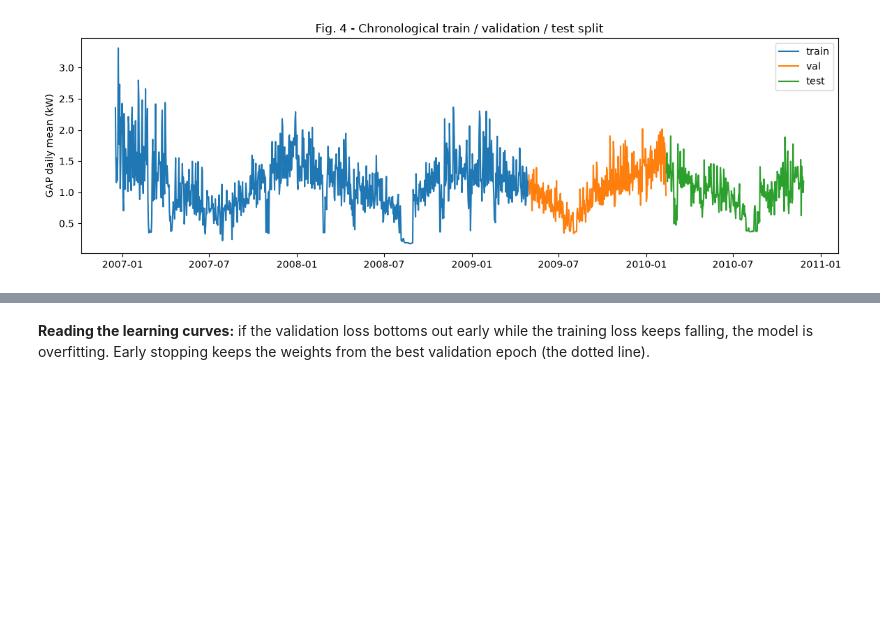
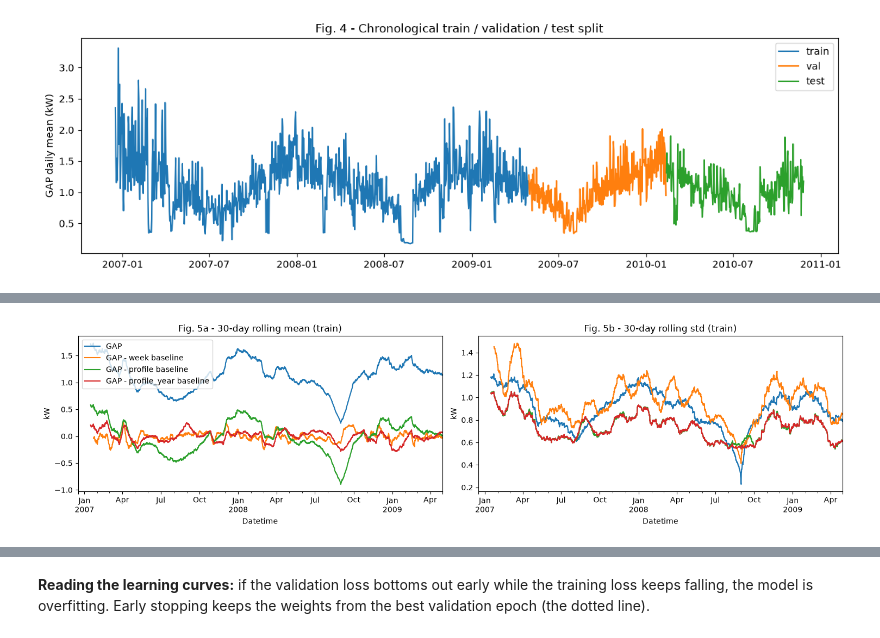
Before and after one commit to ahazen1/AISE4010, a Jupyter notebook: AISE4010_Project_Group11.ipynb, the cells around one changed output, grey strips where cells are left out. Saved outputs shown, nothing was run; the diff lists cells and outputs as text; code cells hidden in the pictures; blank space fills up the shorter version.

```diff
--- a/AISE4010_Project_Group11.ipynb
+++ b/AISE4010_Project_Group11.ipynb
@@ -408,3 +421,32 @@ plt.show()
+# %%
+gap = hourly[TARGET].to_numpy()
+how = (features.index.day_of_week * 24 + features.index.hour).to_numpy()  # hour of the week, 0-167
+profile = pd.Series(gap[:train_end]).groupby(how[:train_end]).mean()  # train rows only
+weekly_profile = profile.reindex(how).to_numpy()
+train_residual = gap[:train_end] - weekly_profile[:train_end]
+month_effect = pd.Series(train_residual).groupby(features.index.month[:train_end]).mean()
+annual_adjustment = pd.Series(features.index.month).map(month_effect).fillna(0.0).to_numpy()
+annual_profile = weekly_profile + annual_adjustment
+seasonal_base = {
+    'none': np.zeros(n),
+    'week': np.r_[np.full(WEEK, np.nan), gap[:-WEEK]],  # same hour one week earlier
+    'profile': weekly_profile,
+    'profile_year': annual_profile,
+}
+
+fig, axes = plt.subplots(1, 2, figsize=(15, 4))
+for variant, b in seasonal_base.items():
+    resid = pd.Series(gap[:train_end] - b[:train_end], index=features.index[:train_end])
+    label = 'GAP' if variant == 'none' else f'GAP - {variant} baseline'
+    resid.rolling(30 * DAY).mean().plot(ax=axes[0], label=label)
+    resid.rolling(30 * DAY).std().plot(ax=axes[1], label=label)
+axes[0].set(ylabel='kW', title='Fig. 5a - 30-day rolling mean (train)')
+axes[1].set(ylabel='kW', title='Fig. 5b - 30-day rolling std (train)')
+axes[0].legend()
+plt.tight_layout()
+plt.show()
+# %% [output]
+[figure, added]
 # %%
 from sklearn.preprocessing import StandardScaler
 
```
Also changed, not shown: parts of 25 cells of this notebook, 1 other file.
